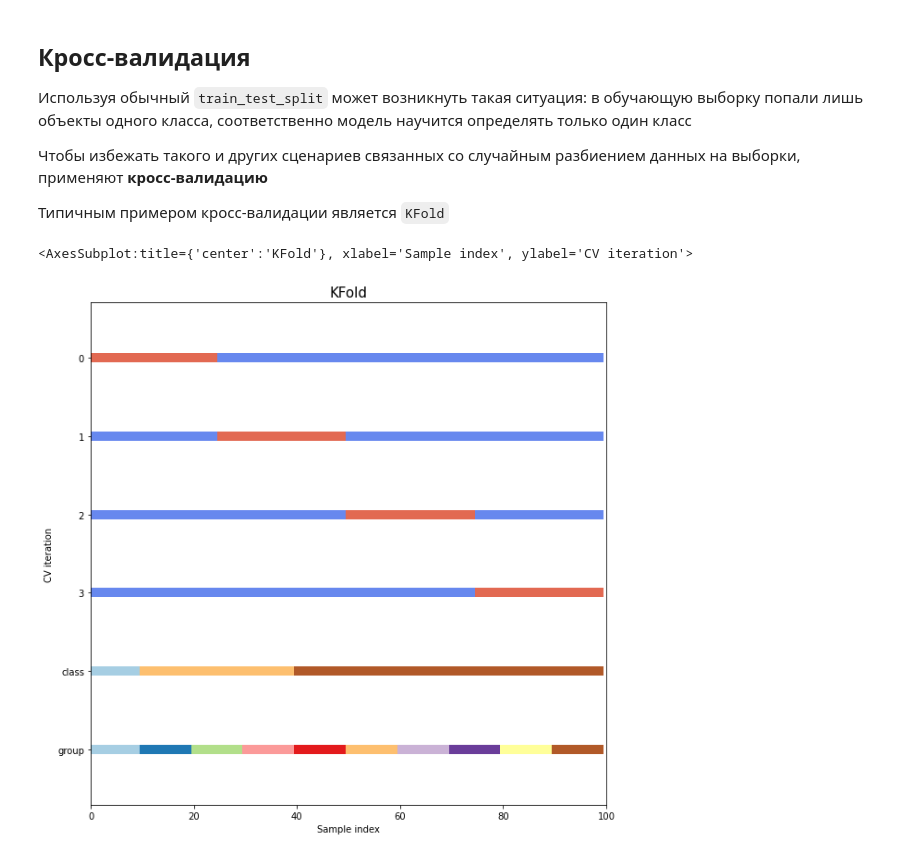
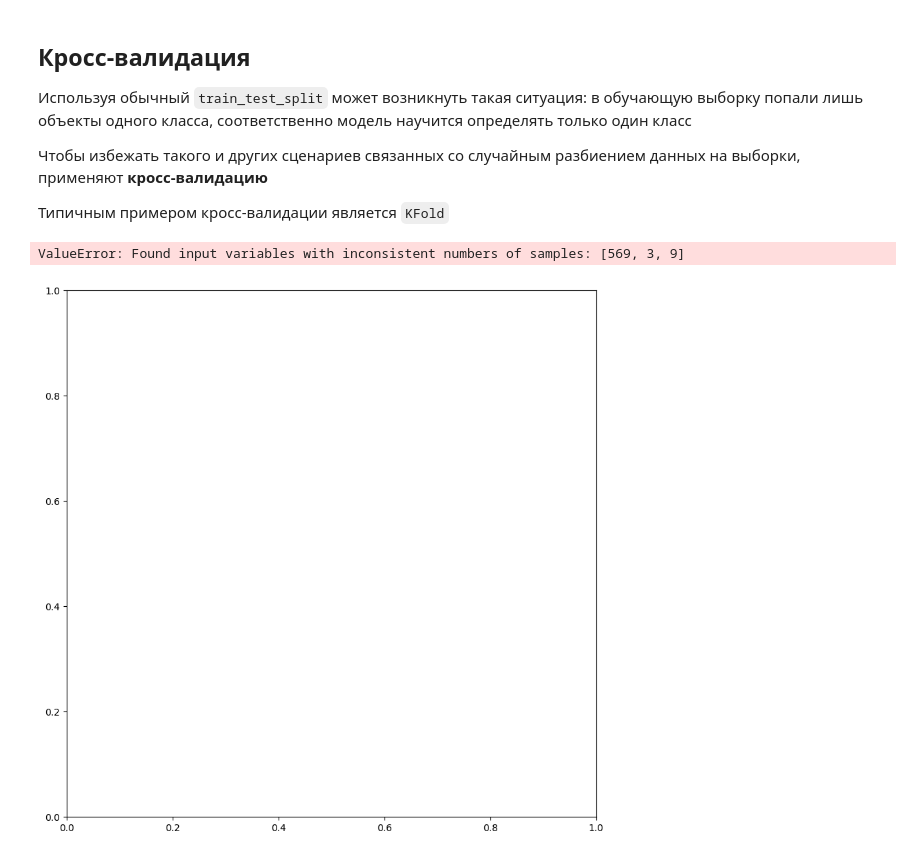
Before and after one commit to allseenn/ds, a Jupyter notebook: 03.Seminar/Data split. Validation, hyperparams, etc..ipynb, the cells around one changed output. Drawn from its saved outputs; the diff is of its cells as text; code cells hidden in the pictures.

```diff
--- a/03.Seminar/Data split. Validation, hyperparams, etc..ipynb
+++ b/03.Seminar/Data split. Validation, hyperparams, etc..ipynb
@@ -155,7 +244,7 @@ print("Лучшая комбинация гиперпараметров", clf.be
 # %%
 # KFold находится в модуле `model_selection`
 from sklearn.model_selection import KFold
-
+import pandas as pd
 # Для визуализации
 from matplotlib.patches import Patch
 
@@ -170,32 +259,35 @@ def plot_cv_indices(cv, X, y, group, ax, n_splits, lw=10):
         indices = np.array([np.nan] * len(X))
         indices[tt] = 1
         indices[tr] = 0
 
         # Visualize the results
         ax.scatter(range(len(indices)), [ii + .5] * len(indices),
                    c=indices, marker='_', lw=lw, cmap=cmap_cv,
                    vmin=-.2, vmax=1.2)
 
     # Plot the data classes and groups at the end
     ax.scatter(range(len(X)), [ii + 1.5] * len(X),
                c=y, marker='_', lw=lw, cmap=cmap_data)
 
     ax.scatter(range(len(X)), [ii + 2.5] * len(X),
                c=group, marker='_', lw=lw, cmap=cmap_data)
 
     # Formatting
     yticklabels = list(range(n_splits)) + ['class', 'group']
     ax.set(yticks=np.arange(n_splits+2) + .5, yticklabels=yticklabels,
            xlabel='Sample index', ylabel="CV iteration",
            ylim=[n_splits+2.2, -.2], xlim=[0, 100])
     ax.set_title('{}'.format(type(cv).__name__), fontsize=15)
     return ax
 
 
 fig, ax = plt.subplots(figsize = (10, 10))
 # Создаем KFold
+n_splits = 4
+groups = np.array([0.2, 0.3, 0.4, 0.5, 0.6, 0.7, 0.8, 0.9, 1.0])
 cv = KFold(n_splits)
 plot_cv_indices(cv, X, y, groups, ax, n_splits)
+plt.show();
 # %% [output]
-<AxesSubplot:title={'center':'KFold'}, xlabel='Sample index', ylabel='CV iteration'>
+ValueError: Found input variables with inconsistent numbers of samples: [569, 3, 9]
-[figure, old version]
+[figure, new version]
```
Also changed, not shown: parts of 11 cells of this notebook.
